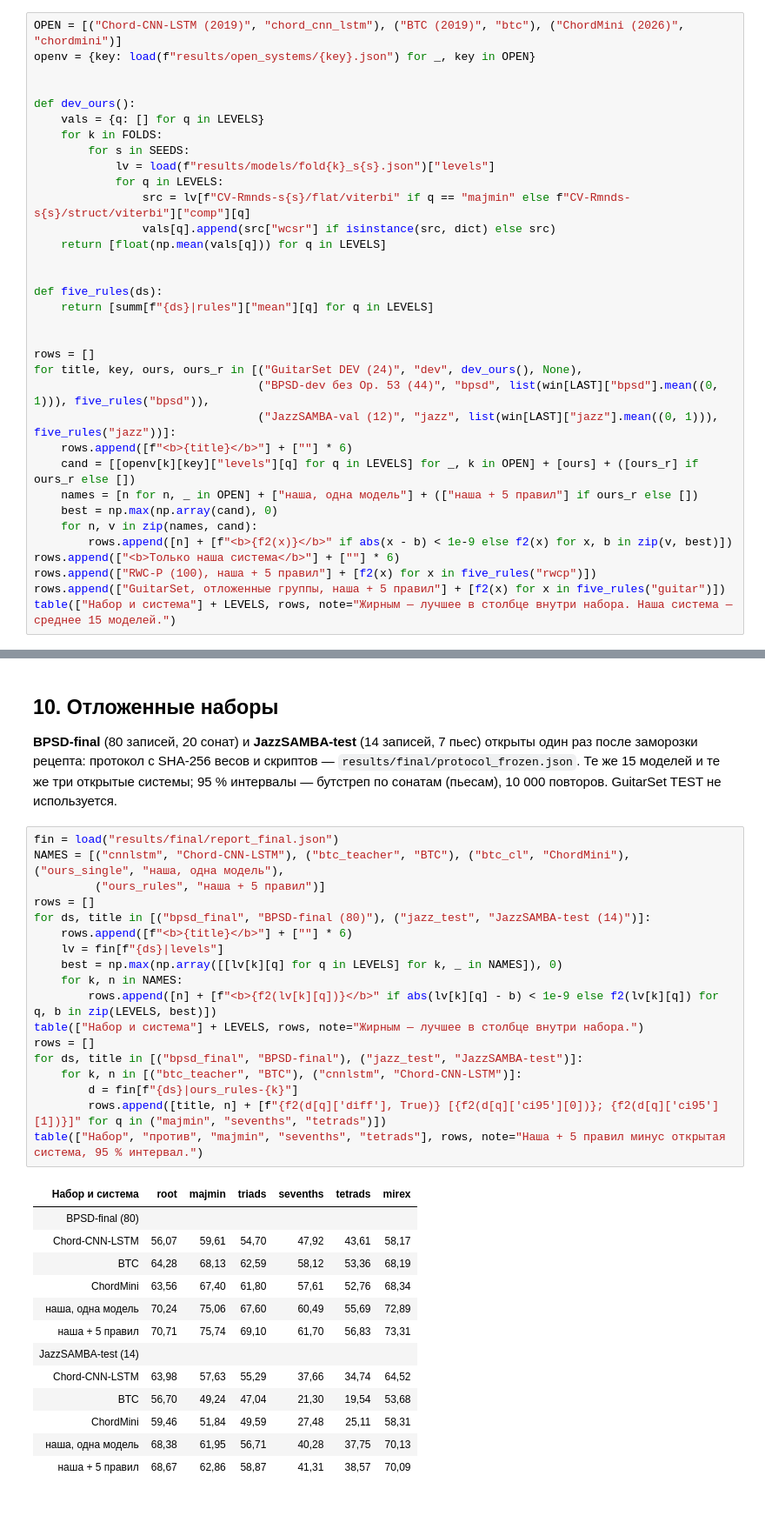
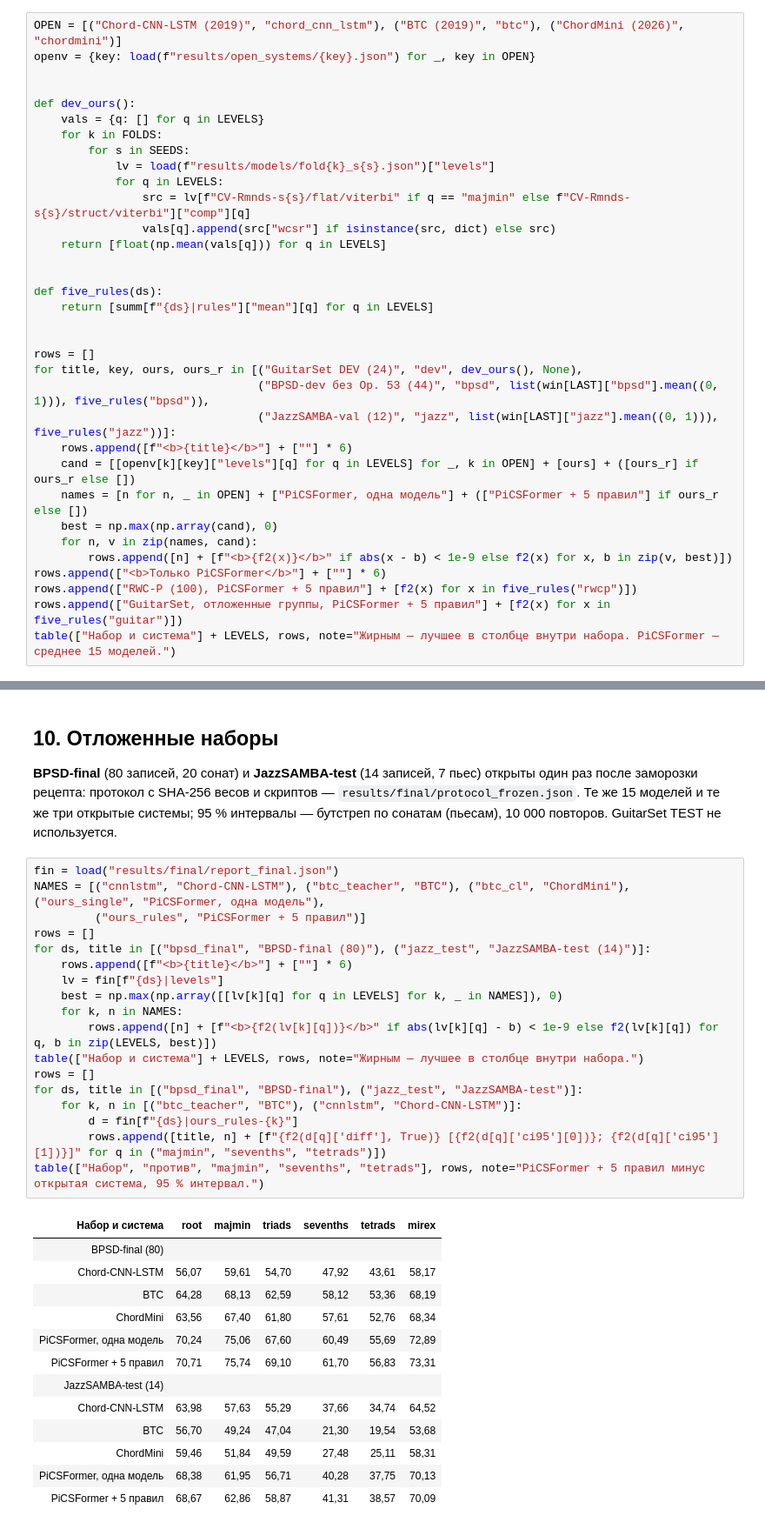
Before and after one commit to Dogisday01/PiCSFormer, a Jupyter notebook: notebooks/overview.ipynb, the cells around one changed output, grey strips where cells are left out. Shown at 87% size. Saved outputs shown, nothing was run; the diff lists cells and outputs as text.

```diff
--- a/notebooks/overview.ipynb
+++ b/notebooks/overview.ipynb
@@ -323,14 +323,14 @@ for title, key, ours, ours_r in [("GuitarSet DEV (24)", "dev", dev_ours(), None)
                                  ("JazzSAMBA-val (12)", "jazz", list(win[LAST]["jazz"].mean((0, 1))), five_rules("jazz"))]:
     rows.append([f"<b>{title}</b>"] + [""] * 6)
     cand = [[openv[k][key]["levels"][q] for q in LEVELS] for _, k in OPEN] + [ours] + ([ours_r] if ours_r else [])
-    names = [n for n, _ in OPEN] + ["наша, одна модель"] + (["наша + 5 правил"] if ours_r else [])
+    names = [n for n, _ in OPEN] + ["PiCSFormer, одна модель"] + (["PiCSFormer + 5 правил"] if ours_r else [])
     best = np.max(np.array(cand), 0)
     for n, v in zip(names, cand):
         rows.append([n] + [f"<b>{f2(x)}</b>" if abs(x - b) < 1e-9 else f2(x) for x, b in zip(v, best)])
-rows.append(["<b>Только наша система</b>"] + [""] * 6)
-rows.append(["RWC-P (100), наша + 5 правил"] + [f2(x) for x in five_rules("rwcp")])
-rows.append(["GuitarSet, отложенные группы, наша + 5 правил"] + [f2(x) for x in five_rules("guitar")])
-table(["Набор и система"] + LEVELS, rows, note="Жирным — лучшее в столбце внутри набора. Наша система — среднее 15 моделей.")
+rows.append(["<b>Только PiCSFormer</b>"] + [""] * 6)
+rows.append(["RWC-P (100), PiCSFormer + 5 правил"] + [f2(x) for x in five_rules("rwcp")])
+rows.append(["GuitarSet, отложенные группы, PiCSFormer + 5 правил"] + [f2(x) for x in five_rules("guitar")])
+table(["Набор и система"] + LEVELS, rows, note="Жирным — лучшее в столбце внутри набора. PiCSFormer — среднее 15 моделей.")
 # %% [output]
 | Набор и система | root | majmin | triads | sevenths | tetrads | mirex |
 | GuitarSet DEV (24) |  |  |  |  |  |  |
@@ -490,36 +488,36 @@ table(LEVELS, [[f2(lv[q]) for q in LEVELS]], note="Уровни на этой з
 95 % интервалы — бутстреп по сонатам (пьесам), 10 000 повторов. GuitarSet TEST не используется.
 # %%
 fin = load("results/final/report_final.json")
-NAMES = [("cnnlstm", "Chord-CNN-LSTM"), ("btc_teacher", "BTC"), ("btc_cl", "ChordMini"), ("ours_single", "наша, одна модель"),
-         ("ours_rules", "наша + 5 правил")]
+NAMES = [("cnnlstm", "Chord-CNN-LSTM"), ("btc_teacher", "BTC"), ("btc_cl", "ChordMini"), ("ours_single", "PiCSFormer, одна модель"),
+         ("ours_rules", "PiCSFormer + 5 правил")]
 rows = []
 for ds, title in [("bpsd_final", "BPSD-final (80)"), ("jazz_test", "JazzSAMBA-test (14)")]:
     rows.append([f"<b>{title}</b>"] + [""] * 6)
     lv = fin[f"{ds}|levels"]
     best = np.max(np.array([[lv[k][q] for q in LEVELS] for k, _ in NAMES]), 0)
     for k, n in NAMES:
         rows.append([n] + [f"<b>{f2(lv[k][q])}</b>" if abs(lv[k][q] - b) < 1e-9 else f2(lv[k][q]) for q, b in zip(LEVELS, best)])
 table(["Набор и система"] + LEVELS, rows, note="Жирным — лучшее в столбце внутри набора.")
 rows = []
 for ds, title in [("bpsd_final", "BPSD-final"), ("jazz_test", "JazzSAMBA-test")]:
     for k, n in [("btc_teacher", "BTC"), ("cnnlstm", "Chord-CNN-LSTM")]:
         d = fin[f"{ds}|ours_rules-{k}"]
         rows.append([title, n] + [f"{f2(d[q]['diff'], True)} [{f2(d[q]['ci95'][0])}; {f2(d[q]['ci95'][1])}]" for q in ("majmin", "sevenths", "tetrads")])
-table(["Набор", "против", "majmin", "sevenths", "tetrads"], rows, note="Наша + 5 правил минус открытая система, 95 % интервал.")
+table(["Набор", "против", "majmin", "sevenths", "tetrads"], rows, note="PiCSFormer + 5 правил минус открытая система, 95 % интервал.")
 # %% [output]
 | Набор и система | root | majmin | triads | sevenths | tetrads | mirex |
 | BPSD-final (80) |  |  |  |  |  |  |
 | Chord-CNN-LSTM | 56,07 | 59,61 | 54,70 | 47,92 | 43,61 | 58,17 |
 | BTC | 64,28 | 68,13 | 62,59 | 58,12 | 53,36 | 68,19 |
 | ChordMini | 63,56 | 67,40 | 61,80 | 57,61 | 52,76 | 68,34 |
-| наша, одна модель | 70,24 | 75,06 | 67,60 | 60,49 | 55,69 | 72,89 |
-| наша + 5 правил | 70,71 | 75,74 | 69,10 | 61,70 | 56,83 | 73,31 |
+| PiCSFormer, одна модель | 70,24 | 75,06 | 67,60 | 60,49 | 55,69 | 72,89 |
+| PiCSFormer + 5 правил | 70,71 | 75,74 | 69,10 | 61,70 | 56,83 | 73,31 |
 | JazzSAMBA-test (14) |  |  |  |  |  |  |
 | Chord-CNN-LSTM | 63,98 | 57,63 | 55,29 | 37,66 | 34,74 | 64,52 |
 | BTC | 56,70 | 49,24 | 47,04 | 21,30 | 19,54 | 53,68 |
 | ChordMini | 59,46 | 51,84 | 49,59 | 27,48 | 25,11 | 58,31 |
-| наша, одна модель | 68,38 | 61,95 | 56,71 | 40,28 | 37,75 | 70,13 |
-| наша + 5 правил | 68,67 | 62,86 | 58,87 | 41,31 | 38,57 | 70,09 |
+| PiCSFormer, одна модель | 68,38 | 61,95 | 56,71 | 40,28 | 37,75 | 70,13 |
+| PiCSFormer + 5 правил | 68,67 | 62,86 | 58,87 | 41,31 | 38,57 | 70,09 |
 Жирным — лучшее в столбце внутри набора.
 | Набор | против | majmin | sevenths | tetrads |
 | BPSD-final | BTC | +7,61 [5,63; 9,62] | +3,58 [1,18; 5,95] | +3,46 [1,31; 5,61] |
```
Also changed, not shown: parts of 7 cells of this notebook, 9 other files.
